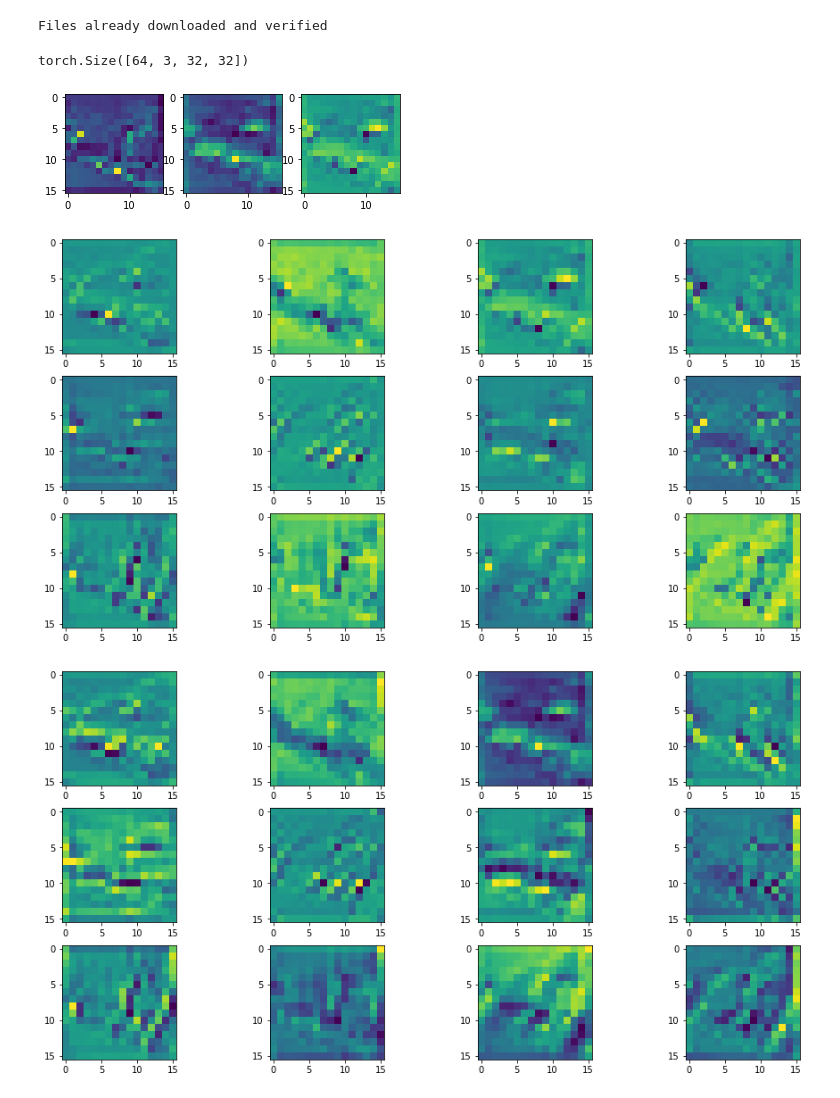
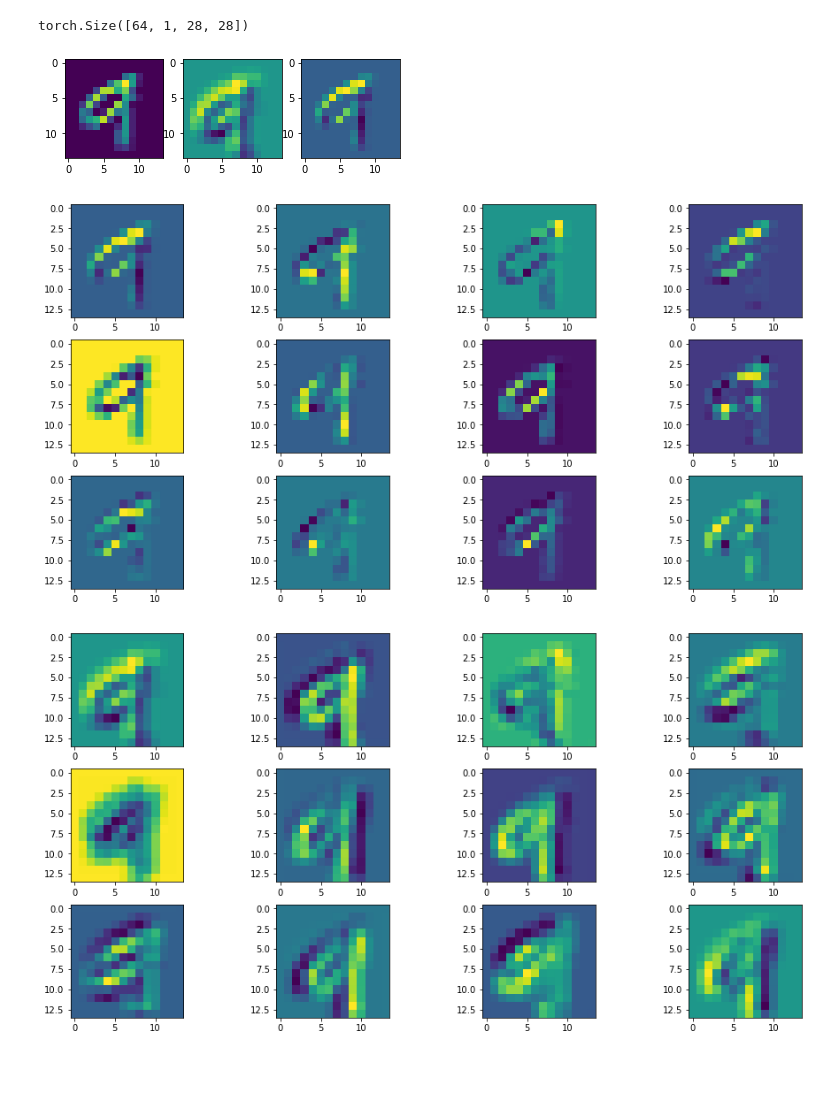
Before and after one commit to SolidusAbi/AttentionMap, a Jupyter notebook: notebooks/test.ipynb, the cells around one changed output. Cells and saved outputs as stored; diff of their text form; code cells hidden in the pictures; blank space fills up the shorter version.

```diff
--- a/notebooks/test.ipynb
+++ b/notebooks/test.ipynb
@@ -17,31 +17,28 @@ from torchvision.datasets import MNIST, CIFAR10
 from torchvision.transforms import Compose, ToTensor
 # %%
 transform = Compose([ToTensor()])
-# dataset = MNIST('dataset/', train=True, transform=transform, download=True)
-dataset = CIFAR10('dataset/', train=True, transform=transform, download=True)
+dataset = MNIST('dataset/', train=True, transform=transform, download=True)
+# dataset = CIFAR10('dataset/', train=True, transform=transform, download=True)
 
 loader = DataLoader(dataset, batch_size=64, shuffle=True)
-# %% [output]
-Files already downloaded and verified
 # %%
 x,y = next(iter(loader))
 x.shape
 # %% [output]
-torch.Size([64, 3, 32, 32])
+torch.Size([64, 1, 28, 28])
 # %%
 import AttentionMap
 
 model = nn.Sequential(*[
-    nn.Conv2d(3, 4, kernel_size=3, padding=1),
+    nn.Conv2d(1, 4, kernel_size=3, padding=1),
     nn.ReLU(inplace=True),
     nn.MaxPool2d(2),
     AttentionMap.Conv2d(4, 12, kernel_size=3, padding=1),
     nn.ReLU(inplace=True),
     nn.MaxPool2d(2),
-    nn.BatchNorm2d(12),
     nn.Flatten(start_dim=1),
-    # nn.Linear(588, 128),
-    nn.Linear(8*8*12, 128),
+    nn.Linear(588, 128),
+    # nn.Linear(8*8*12, 128),
     nn.ReLU(inplace=True),
     nn.Linear(128, 32),
     nn.ReLU(inplace=True),
@@ -81,35 +78,35 @@ for epoch in epoch_iterator:
         loss.backward()
         optimizer.step()
 # %%
-input_lvl3 = model[:4](input.to(device))
-am = model[4]
+input_lvl3 = model[:3](input.to(device))
+am = model[3]
 att = am.attention_map(input_lvl3.to(device))[0].detach().cpu()
 conv = am.conv(input_lvl3.to(device))[0].detach().cpu()
 result = am(input_lvl3.to(device))[0].detach().cpu()
 # %%
 from matplotlib import pyplot as plt
 
 fig, ax = plt.subplots(1,3)
 ax[0].imshow(att[0].detach().cpu())
-ax[1].imshow(conv[2].detach().cpu())
-ax[2].imshow(result[2].detach().cpu())
+ax[1].imshow(conv[0].detach().cpu())
+ax[2].imshow(result[0].detach().cpu())
 plt.show()
 # %% [output]
-[figure, old version]
+[figure, new version]
 # %%
 fig, ax = plt.subplots(3,4, figsize=(16,8))
 for i in range(3):
     for j in range(4):
         ax[i, j].imshow(result[(i*4)+j])
 # %% [output]
-[figure, old version]
+[figure, new version]
 # %%
 fig, ax = plt.subplots(3,4, figsize=(16,8))
 for i in range(3):
     for j in range(4):
         ax[i, j].imshow(conv[(i*4)+j])
 # %% [output]
-[figure, old version]
+[figure, new version]
 # %%
 plt.hist(result[0].detach().cpu().flatten().numpy(), bins=25)
 plt.show()
```
Also changed, not shown: parts of 5 cells of this notebook, 2 other files.
